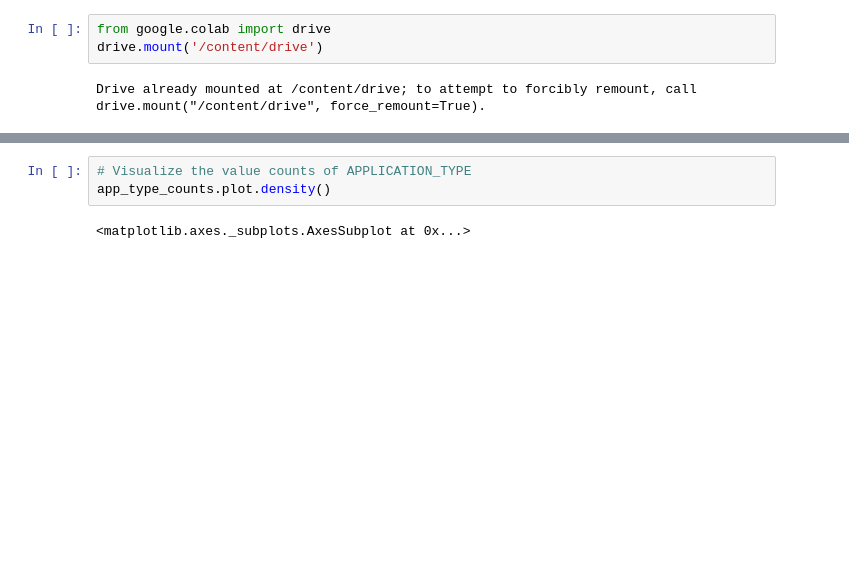
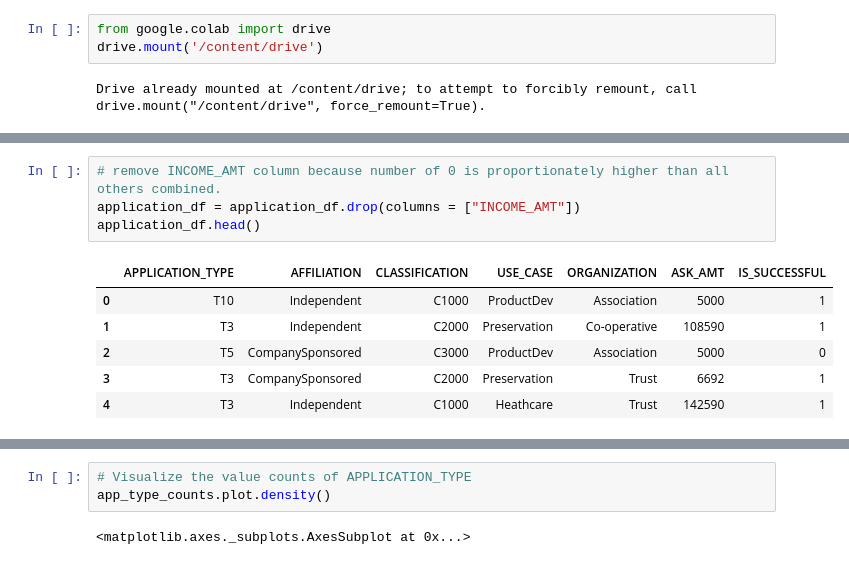
Before and after one commit to drewholt12/Neural_Network_Charity_Analysis, a Jupyter notebook: AlphabetSoupCharity_Optimzation.ipynb, the cells around one changed output, grey strips where cells are left out. Cells and saved outputs as stored; diff of their text form; blank space fills up the shorter version.

```diff
--- a/AlphabetSoupCharity_Optimzation.ipynb
+++ b/AlphabetSoupCharity_Optimzation.ipynb
@@ -38,3 +58,14 @@ application_df.head()
+# %%
+# remove INCOME_AMT column because number of 0 is proportionately higher than all others combined.
+application_df = application_df.drop(columns = ["INCOME_AMT"])
+application_df.head()
+# %% [output]
+|  | APPLICATION_TYPE | AFFILIATION | CLASSIFICATION | USE_CASE | ORGANIZATION | ASK_AMT | IS_SUCCESSFUL |
+| 0 | T10 | Independent | C1000 | ProductDev | Association | 5000 | 1 |
+| 1 | T3 | Independent | C2000 | Preservation | Co-operative | 108590 | 1 |
+| 2 | T5 | CompanySponsored | C3000 | ProductDev | Association | 5000 | 0 |
+| 3 | T3 | CompanySponsored | C2000 | Preservation | Trust | 6692 | 1 |
+| 4 | T3 | Independent | C1000 | Heathcare | Trust | 142590 | 1 |
 # %%
 # Determine the number of unique values in each column.
 application_df.nunique()
```
Also changed, not shown: parts of 21 cells of this notebook.
